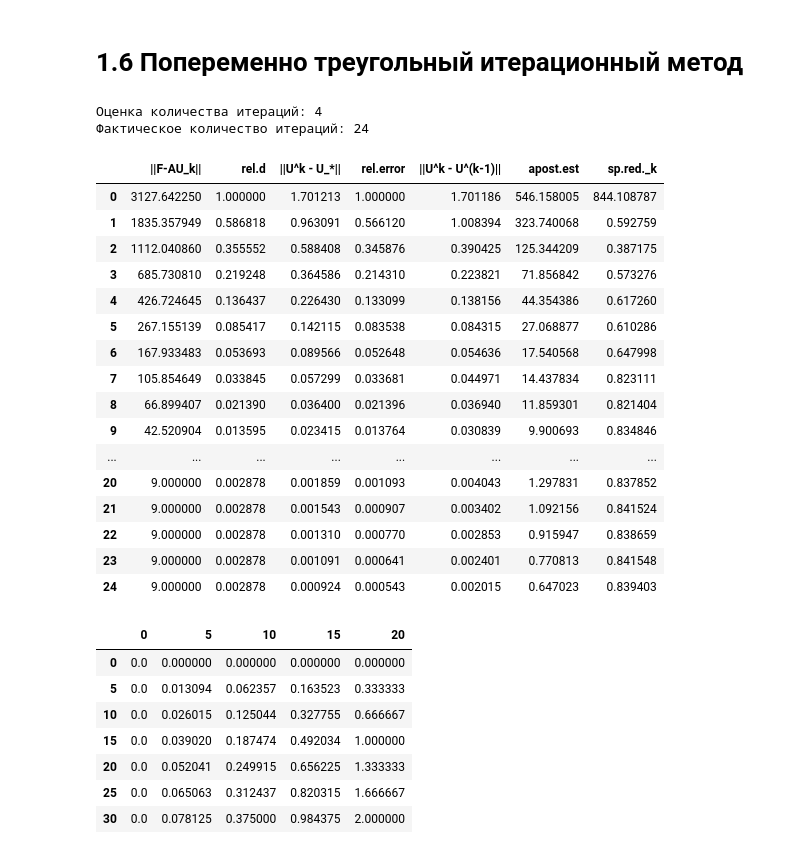
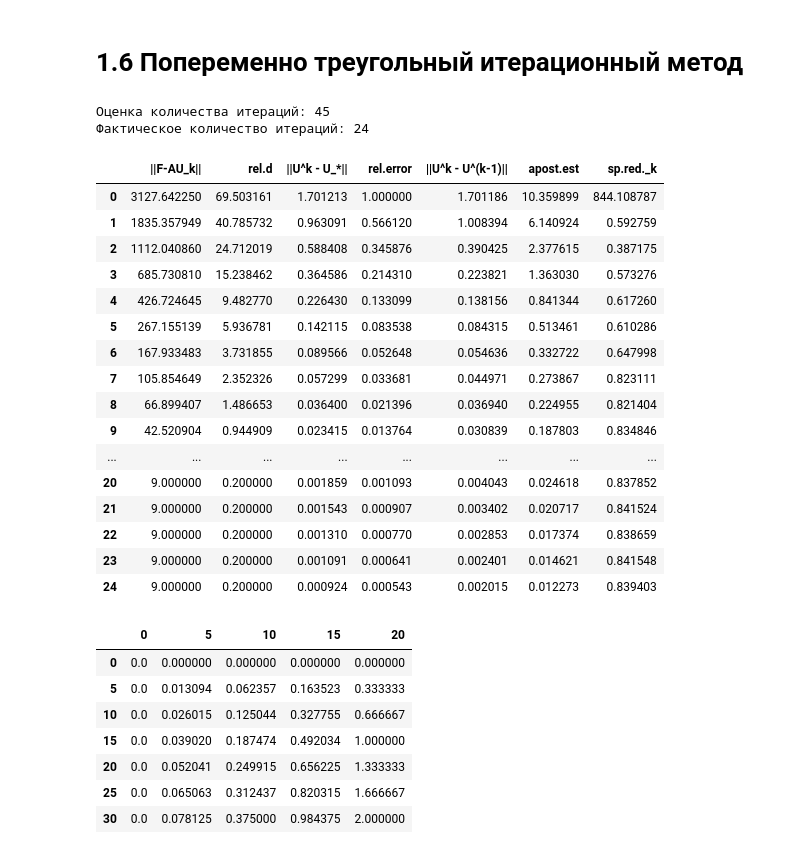
Before and after one commit to astatochek/mm-computational-workshop, a Jupyter notebook: 7-semester/note.ipynb, the cells around one changed output. Drawn from its saved outputs; the diff is of its cells as text; code cells hidden in the pictures.

```diff
--- a/7-semester/note.ipynb
+++ b/7-semester/note.ipynb
@@ -74,10 +74,10 @@ def get_char_table(
         data.append(
             [
                 matrix_norm(
-                    calculate_lhu(solution, x_vec, y_vec, x_step, y_step) + f_grid
+                    calc_l_u(solution, x_vec, y_vec, x_step, y_step) + f_grid
                 ),
                 matrix_norm(
-                    calculate_lhu(solution, x_vec, y_vec, x_step, y_step) + f_grid
+                    calc_l_u(solution, x_vec, y_vec, x_step, y_step) + f_grid
                 )
                 / init_approx,
                 matrix_norm(solution - exact),
@@ -105,16 +105,16 @@ ksi = calc_ksi(c1, c2, d1, d2, x_step, y_step)
 
 f_grid = get_f_grid(x_vec, y_vec)
 
-exact_solution = get_exact_solution(x_vec, y_vec)
-exact_solution_table = pd.DataFrame(data=exact_solution)
+expected_solution = get_expected_solution_grid(x_vec, y_vec)
+expected_solution_grid = pd.DataFrame(data=expected_solution)
 
 u_0 = fill_boundary_grid(x_vec, y_vec)
 
 measure_of_approx = matrix_norm(
-    calculate_lhu(exact_solution, x_vec, y_vec, x_step, y_step) + f_grid
+    calc_l_u(expected_solution, x_vec, y_vec, x_step, y_step) + f_grid
 )
 
-init_approx = matrix_norm(calculate_lhu(u_0, x_vec, y_vec, x_step, y_step) + f_grid)
+init_approx = matrix_norm(calc_l_u(u_0, x_vec, y_vec, x_step, y_step) + f_grid)
 
 n_iter_approx = num_iteration_approx(ksi, eps)
 
@@ -471,64 +471,64 @@ show_table(exact_solution_table, k_row=5, k_col=5)
 # %%
 from algorithms import triangular
 
-sigma = c1 * (4 / (x_step**2)) * ((np.sin((np.pi * x_step) / 2)) ** 2) + d1 * (
+delta1 = c1 * (4 / (x_step**2)) * ((np.sin((np.pi * x_step) / 2)) ** 2) + d1 * (
     4 / (y_step**2)
 ) * ((np.sin((np.pi * y_step) / (2 * np.pi))) ** 2)
-delta = c2 * (4 / (x_step**2)) * ((np.cos((np.pi * x_step) / 2)) ** 2) + d2 * (
+delta2 = c2 * (4 / (x_step**2)) * ((np.cos((np.pi * x_step) / 2)) ** 2) + d2 * (
     4 / (y_step**2)
 ) * ((np.cos((np.pi * y_step) / (2 * np.pi))) ** 2)
-eta = sigma / delta
-omega = 2 / np.sqrt(sigma * delta)
-gamma_1 = sigma / (2 + 2 * np.sqrt(eta))
-gamma_2 = sigma / (4 * np.sqrt(eta))
-tau = 2 / (gamma_1 + gamma_2)
-ksi = gamma_1 / gamma_2
+eta = delta1 / delta2
+omega = 2 / np.sqrt(delta1 * delta2)
+gamma1 = delta1 / (2 + 2 * np.sqrt(eta))
+gamma2 = delta1 / (4 * np.sqrt(eta))
+tau = 2 / (gamma1 + gamma2)
+ksi = gamma1 / gamma2
 
-solution_list, n_fact_iters = triangular.triangle_method(
+solution_list, n_fact_iters = triangular.alternational_triangular_iterational_method(
     x_vec, y_vec, x_step, y_step, omega, tau, eps
 )
 approx_solution_table = pd.DataFrame(data=solution_list[-1])
 
 char_table = get_char_table(
     solution_list,
-    exact_solution,
+    expected_solution,
     x_vec,
     y_vec,
     x_step,
     y_step,
     f_grid,
-    init_approx,
-    radius,
+    int(np.log(1 / eps) / np.log(1 / spectral_radius_approx(ksi))),
+    spectral_radius_approx(ksi),
     u_0,
 )
 
 print(
     "Оценка количества итераций:",
-    num_iteration_approx(spectral_radius_approx(ksi), eps),
+    int(np.log(1 / eps) / np.log(1 / spectral_radius_approx(ksi))),
 )
 print("Фактическое количество итераций:", n_fact_iters)
 
 show_table(char_table, k_row=1)
 # %% [output]
-Оценка количества итераций: 4
+Оценка количества итераций: 45
 Фактическое количество итераций: 24
 |  | ||F-AU_k|| | rel.d | ||U^k - U_*|| | rel.error | ||U^k - U^(k-1)|| | apost.est | sp.red._k |
-| 0 | 3127.642250 | 1.000000 | 1.701213 | 1.000000 | 1.701186 | 546.158005 | 844.108787 |
-| 1 | 1835.357949 | 0.586818 | 0.963091 | 0.566120 | 1.008394 | 323.740068 | 0.592759 |
-| 2 | 1112.040860 | 0.355552 | 0.588408 | 0.345876 | 0.390425 | 125.344209 | 0.387175 |
-| 3 | 685.730810 | 0.219248 | 0.364586 | 0.214310 | 0.223821 | 71.856842 | 0.573276 |
-| 4 | 426.724645 | 0.136437 | 0.226430 | 0.133099 | 0.138156 | 44.354386 | 0.617260 |
-| 5 | 267.155139 | 0.085417 | 0.142115 | 0.083538 | 0.084315 | 27.068877 | 0.610286 |
-| 6 | 167.933483 | 0.053693 | 0.089566 | 0.052648 | 0.054636 | 17.540568 | 0.647998 |
-| 7 | 105.854649 | 0.033845 | 0.057299 | 0.033681 | 0.044971 | 14.437834 | 0.823111 |
-| 8 | 66.899407 | 0.021390 | 0.036400 | 0.021396 | 0.036940 | 11.859301 | 0.821404 |
-| 9 | 42.520904 | 0.013595 | 0.023415 | 0.013764 | 0.030839 | 9.900693 | 0.834846 |
+| 0 | 3127.642250 | 69.503161 | 1.701213 | 1.000000 | 1.701186 | 10.359899 | 844.108787 |
+| 1 | 1835.357949 | 40.785732 | 0.963091 | 0.566120 | 1.008394 | 6.140924 | 0.592759 |
+| 2 | 1112.040860 | 24.712019 | 0.588408 | 0.345876 | 0.390425 | 2.377615 | 0.387175 |
+| 3 | 685.730810 | 15.238462 | 0.364586 | 0.214310 | 0.223821 | 1.363030 | 0.573276 |
+| 4 | 426.724645 | 9.482770 | 0.226430 | 0.133099 | 0.138156 | 0.841344 | 0.617260 |
+| 5 | 267.155139 | 5.936781 | 0.142115 | 0.083538 | 0.084315 | 0.513461 | 0.610286 |
+| 6 | 167.933483 | 3.731855 | 0.089566 | 0.052648 | 0.054636 | 0.332722 | 0.647998 |
+| 7 | 105.854649 | 2.352326 | 0.057299 | 0.033681 | 0.044971 | 0.273867 | 0.823111 |
+| 8 | 66.899407 | 1.486653 | 0.036400 | 0.021396 | 0.036940 | 0.224955 | 0.821404 |
+| 9 | 42.520904 | 0.944909 | 0.023415 | 0.013764 | 0.030839 | 0.187803 | 0.834846 |
 | ... | ... | ... | ... | ... | ... | ... | ... |
-| 20 | 9.000000 | 0.002878 | 0.001859 | 0.001093 | 0.004043 | 1.297831 | 0.837852 |
-| 21 | 9.000000 | 0.002878 | 0.001543 | 0.000907 | 0.003402 | 1.092156 | 0.841524 |
-| 22 | 9.000000 | 0.002878 | 0.001310 | 0.000770 | 0.002853 | 0.915947 | 0.838659 |
-| 23 | 9.000000 | 0.002878 | 0.001091 | 0.000641 | 0.002401 | 0.770813 | 0.841548 |
-| 24 | 9.000000 | 0.002878 | 0.000924 | 0.000543 | 0.002015 | 0.647023 | 0.839403 |
+| 20 | 9.000000 | 0.200000 | 0.001859 | 0.001093 | 0.004043 | 0.024618 | 0.837852 |
+| 21 | 9.000000 | 0.200000 | 0.001543 | 0.000907 | 0.003402 | 0.020717 | 0.841524 |
+| 22 | 9.000000 | 0.200000 | 0.001310 | 0.000770 | 0.002853 | 0.017374 | 0.838659 |
+| 23 | 9.000000 | 0.200000 | 0.001091 | 0.000641 | 0.002401 | 0.014621 | 0.841548 |
+| 24 | 9.000000 | 0.200000 | 0.000924 | 0.000543 | 0.002015 | 0.012273 | 0.839403 |
 # %%
 show_table(approx_solution_table, k_row=5, k_col=5)
 # %% [output]
```
Also changed, not shown: parts of 16 cells of this notebook, 9 other files.
